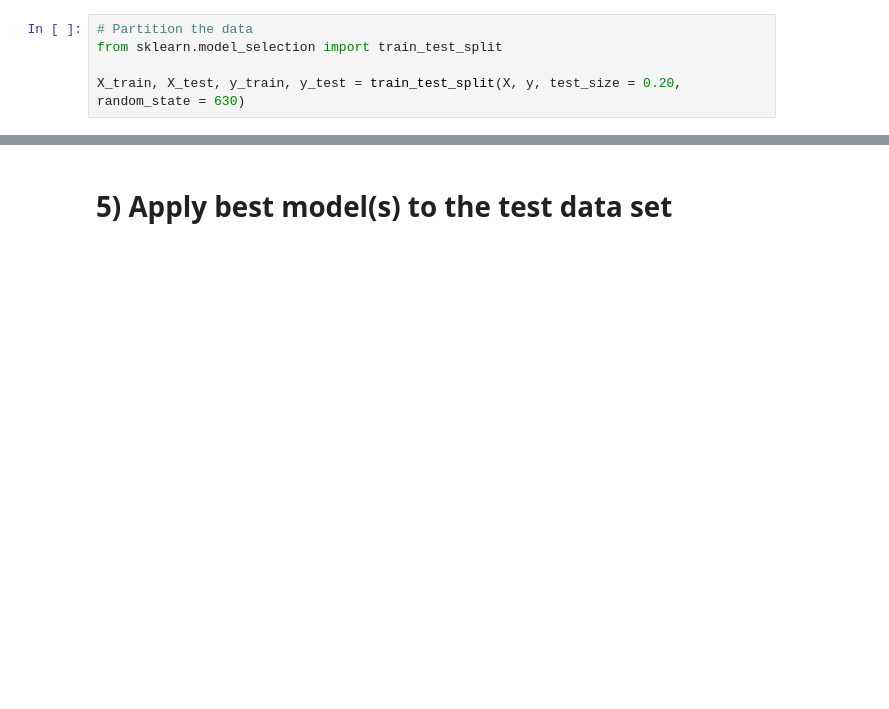
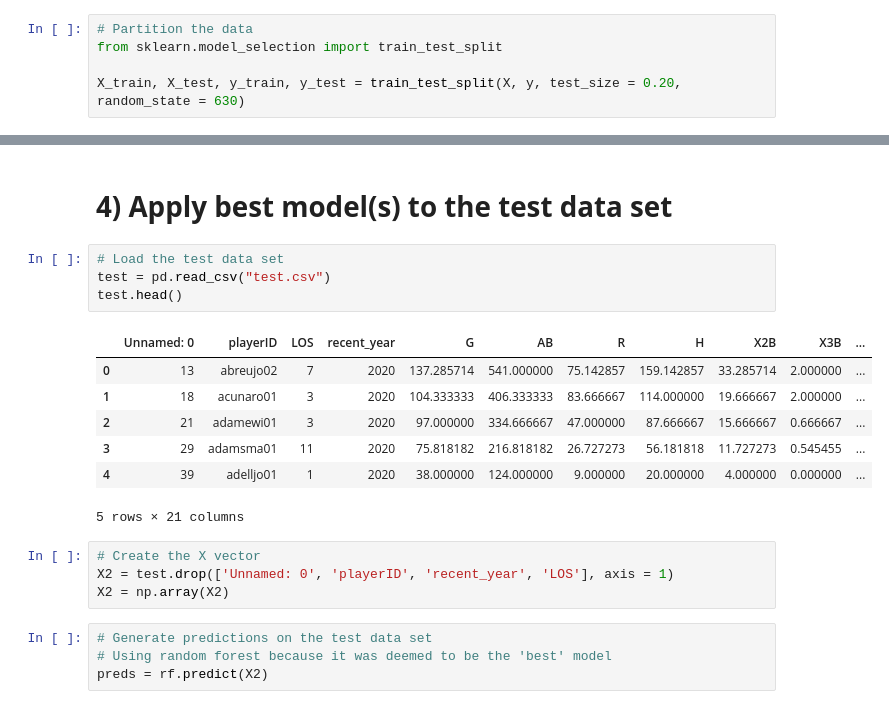
Before and after one commit to lestergw/HOF_Predictions, a Jupyter notebook: HOF_Predictions.ipynb, the cells around one changed output, grey strips where cells are left out. Drawn from its saved outputs; the diff is of its cells as text; blank space fills up the shorter version.

Commit message:
Final Modeling

```diff
--- a/HOF_Predictions.ipynb
+++ b/HOF_Predictions.ipynb
@@ -83,2 +332,22 @@ The algorithms we will test in this project are:
 # %% [markdown]
-# **5) Apply best model(s) to the test data set**
+# **4) Apply best model(s) to the test data set**
+# %%
+# Load the test data set
+test = pd.read_csv("test.csv")
+test.head()
+# %% [output]
+|  | Unnamed: 0 | playerID | LOS | recent_year | G | AB | R | H | X2B | X3B | ... |
+| 0 | 13 | abreujo02 | 7 | 2020 | 137.285714 | 541.000000 | 75.142857 | 159.142857 | 33.285714 | 2.000000 | ... |
+| 1 | 18 | acunaro01 | 3 | 2020 | 104.333333 | 406.333333 | 83.666667 | 114.000000 | 19.666667 | 2.000000 | ... |
+| 2 | 21 | adamewi01 | 3 | 2020 | 97.000000 | 334.666667 | 47.000000 | 87.666667 | 15.666667 | 0.666667 | ... |
+| 3 | 29 | adamsma01 | 11 | 2020 | 75.818182 | 216.818182 | 26.727273 | 56.181818 | 11.727273 | 0.545455 | ... |
+| 4 | 39 | adelljo01 | 1 | 2020 | 38.000000 | 124.000000 | 9.000000 | 20.000000 | 4.000000 | 0.000000 | ... |
+5 rows × 21 columns
+# %%
+# Create the X vector
+X2 = test.drop(['Unnamed: 0', 'playerID', 'recent_year', 'LOS'], axis = 1)
+X2 = np.array(X2)
+# %%
+# Generate predictions on the test data set
+# Using random forest because it was deemed to be the 'best' model
+preds = rf.predict(X2)
```
Also changed, not shown: parts of 32 cells of this notebook.
